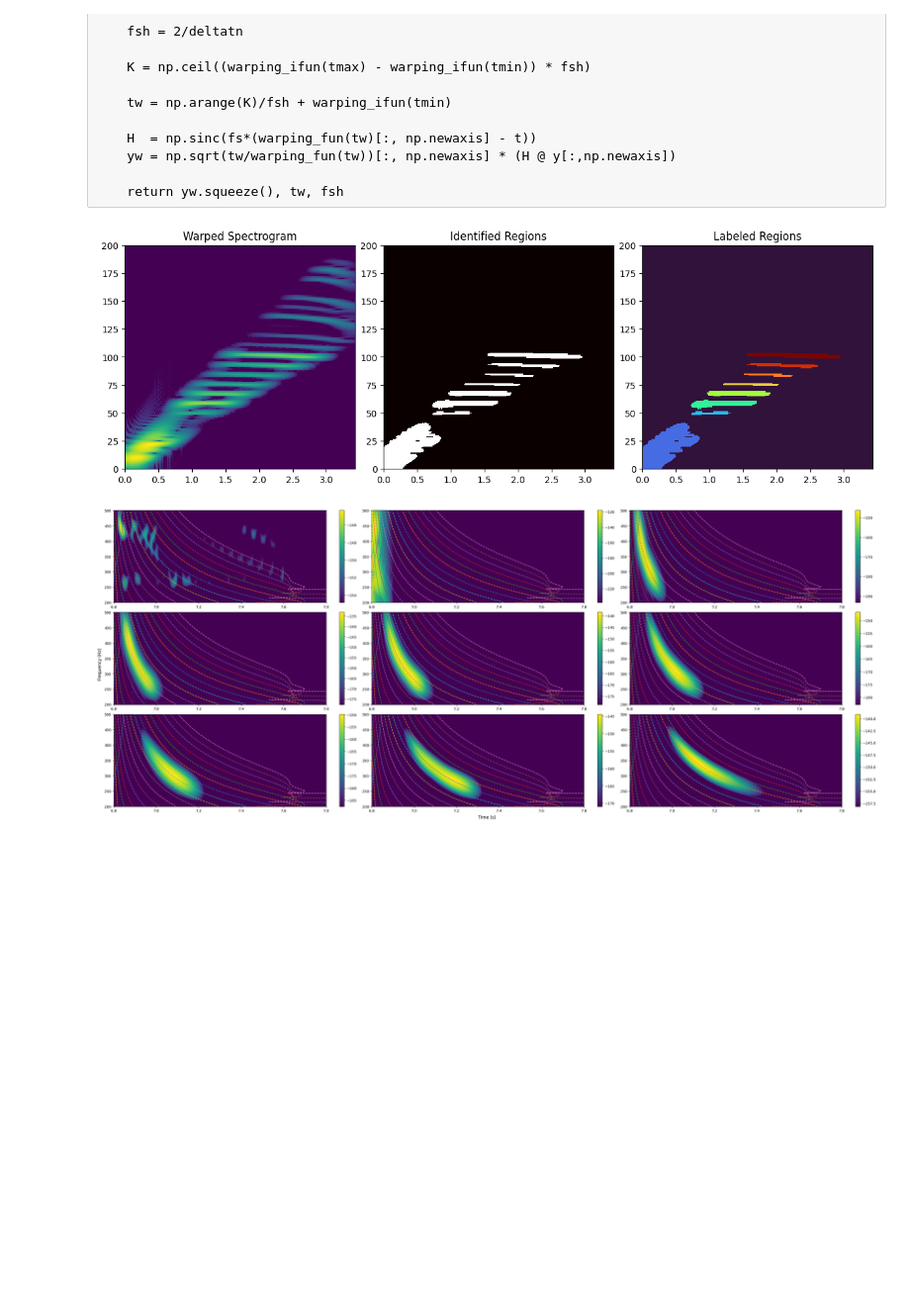
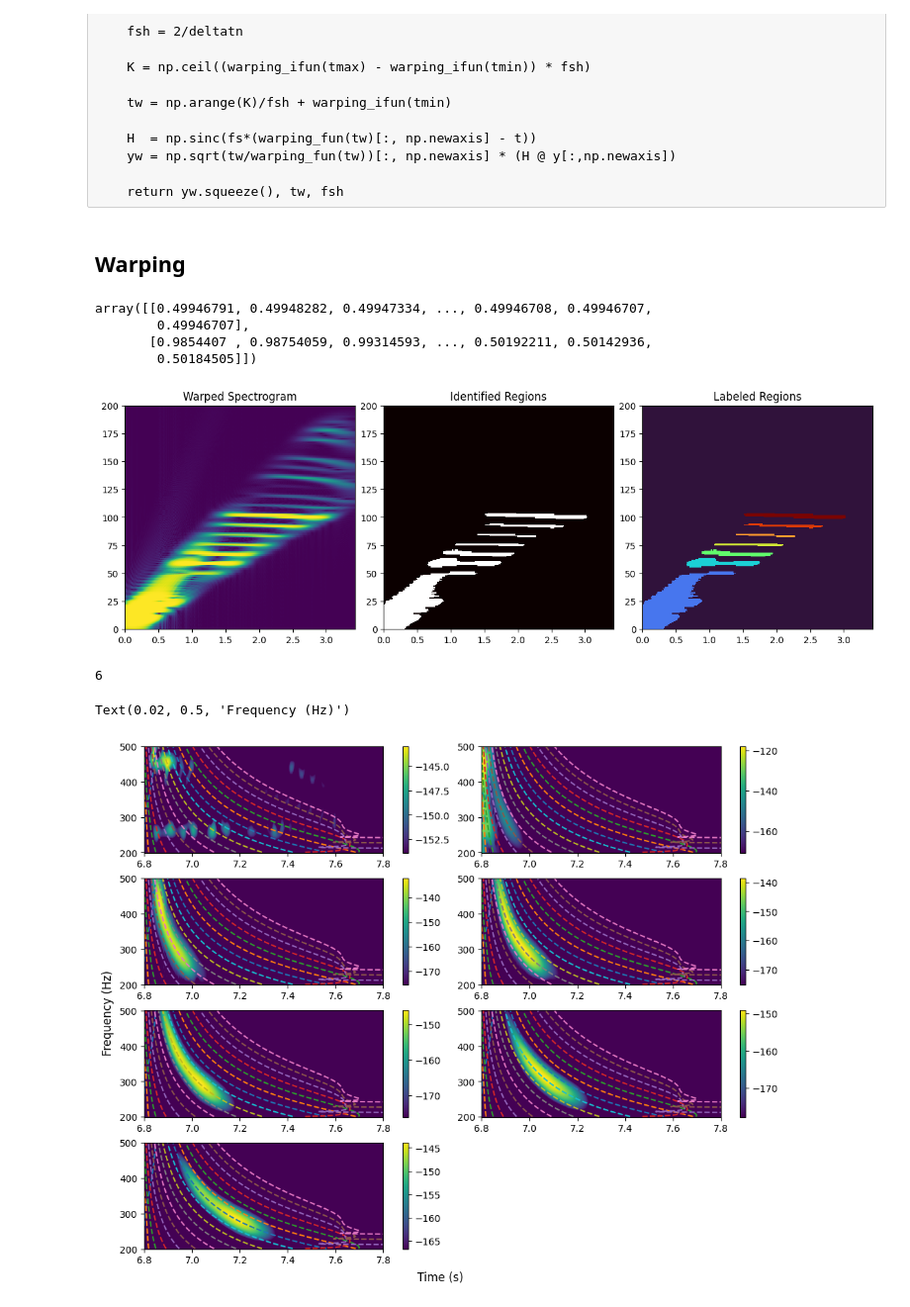
Before and after one commit to danchieta-njit/acoustic-inversion-python, a Jupyter notebook: Notebooks/Warping test.ipynb, the cells around one changed output. Shown at 99% size. Drawn from its saved outputs; the diff is of its cells as text; code cells hidden in the pictures; blank space fills up the shorter version.

```diff
--- a/Notebooks/Warping test.ipynb
+++ b/Notebooks/Warping test.ipynb
@@ -21,7 +23,7 @@ NPERSEG = 80
 
 NPEAKS = 20
 # %%
-wb_pulse_params = dict(pulse_duration=0.1, fs=SAMPLING_FREQ, bw=200, fc=350, window=sp.windows.hann)
+wb_pulse_params = dict(pulse_duration=0.2, fs=SAMPLING_FREQ, bw=200, fc=350, window=sp.windows.tukey)
 # %%
 data1 = scipy.io.loadmat("../data/field_values20260707/field_values20260707.mat")
 
@@ -99,32 +105,48 @@ def nonlinear_warping(y, fs, tr, t0 = None):
     yw = np.sqrt(tw/warping_fun(tw))[:, np.newaxis] * (H @ y[:,np.newaxis])
 
     return yw.squeeze(), tw, fsh
+# %% [markdown]
+## Warping
 # %%
 origin_time = 6.8
 
 x_warped, tw, fsw = warping.nonlinear_warping(x[tx>=origin_time], SAMPLING_FREQ, t0)
 # %%
-nperseg = 1200
+nperseg = 1500
 nfft = 2000
 [ww, txw, Xw] = sp.stft(x_warped, fsw, 'hamm', nperseg, nperseg-1, nfft)
+
+logistic = lambda x,c,sigma: 1/(1+np.exp(-(x-c)/sigma))
+
+#XF = softmax(np.abs(Xw)**2/2/np.var(np.abs(Xw), axis=1)[:,np.newaxis], axis=1)
+
+XF = logistic(np.abs(Xw), np.median(np.abs(Xw)), np.std(np.abs(Xw)))
+
 # peaksw = find_peaks(np.abs(Xw.mT)**2, txw, ww,10, np.quantile(np.abs(Xw)**2, .95))
+# %%
+np.quantile(XF, [0,1], axis=1)
+# %% [output]
+array([[0.49946791, 0.49948282, 0.49947334, ..., 0.49946708, 0.49946707,
+        0.49946707],
+       [0.9854407 , 0.98754059, 0.99314593, ..., 0.50192211, 0.50142936,
+        0.50184505]])
 # %%
-Xw_bool = np.abs(Xw) > np.quantile(np.abs(Xw), 0.987)
+#Xw_bool = np.abs(Xw)**2 > np.quantile(np.abs(Xw)**2, 0.99)
+Xw_bool = XF >.9
 # %%
 labeled_data, nlabels = label(Xw_bool)
 # %%
 fig, (ax, axbool, axl) = plt.subplots(1,3, layout='constrained')
 
-[vmin, vmax] = np.quantile(20*np.log10(np.abs(Xw)), [0.94, 1])
+#[vmin, vmax] = np.quantile(XF, [0, .99])
 
-ax.pcolormesh(txw, ww, 20*np.log10(np.abs(Xw)), vmin=vmin, vmax=vmax)
+ax.pcolormesh(txw, ww, XF)
 
 #ax.scatter(peaksw[:,1], peaksw[:,0], c='orange', marker='x')
 
 ax.set_ylim([0, 200])
 
 ax.set_title("Warped Spectrogram")
-
 
 axbool.pcolormesh(txw, ww, Xw_bool, cmap="hot")
 axbool.set_ylim([0, 200])
@@ -137,6 +159,6 @@ axl.set_title("Labeled Regions")
 
 fig.set_size_inches([12,4])
 
-fig.savefig('../data/output/figures/timewarping_labeled.png', dpi=600)
+#fig.savefig('../data/output/figures/timewarping_labeled.png', dpi=600)
 # %% [output]
-[figure, old version]
+[figure, new version]
@@ -156,24 +182,33 @@ for i_label in range(nlabels):
 fmask = np.all([wc>=200, wc<=500], 0)
 wc = wc[fmask]
 X_components = X_components[:, fmask, :]
+# %%
+nr
+# %% [output]
+6
 # %%
-fig, ax = plt.subplots(3,3, layout='constrained')
+fig = plt.figure(layout='constrained')
 
 vmin, vmax = np.quantile(20*np.log10(np.abs(X_components)), [.9, 1], [1,2])
 
-plt.pcolormesh
-for ind, sub in enumerate(np.ndindex(3,3)):
-    m = ax[sub].pcolormesh(tc + 6.8, wc, 20*np.log10(np.abs(X_components[ind])), vmin=vmin[ind], vmax=vmax[ind])
-    ax[sub].plot(source_range*1e3/Vg.T, f[1:-1], '--')
-    ax[sub].set_xlim(tc[[0,-1]] + 6.8)
 
-    plt.colorbar(m, ax=ax[sub])
-fig.set_size_inches([30,12])
+nc = 2
+nr = int(np.ceil(nlabels/2))
+
+for ind in range(nlabels):
+    ax = fig.add_subplot(nr, 2, ind + 1)
+    m = ax.pcolormesh(tc + 6.8, wc, 20*np.log10(np.abs(X_components[ind])), vmin=vmin[ind], vmax=vmax[ind])
+    ax.plot(source_range*1e3/Vg.T, f[1:-1], '--')
+    ax.set_xlim(tc[[0,-1]] + 6.8)
+
+    plt.colorbar(m, ax=ax)
+fig.set_size_inches([10,8])
 fig.supxlabel('Time (s)')
 fig.supylabel('Frequency (Hz)')
-fig.savefig('../data/output/figures/timewarping_extracted_components.png', dpi=600)
+#fig.savefig('../data/output/figures/timewarping_extracted_components.png', dpi=600)
 # %% [output]
+Text(0.02, 0.5, 'Frequency (Hz)')
-[figure, old version]
+[figure, new version]
 # %%
 peaks_components = list()
 
```
Also changed, not shown: parts of 8 cells of this notebook.
